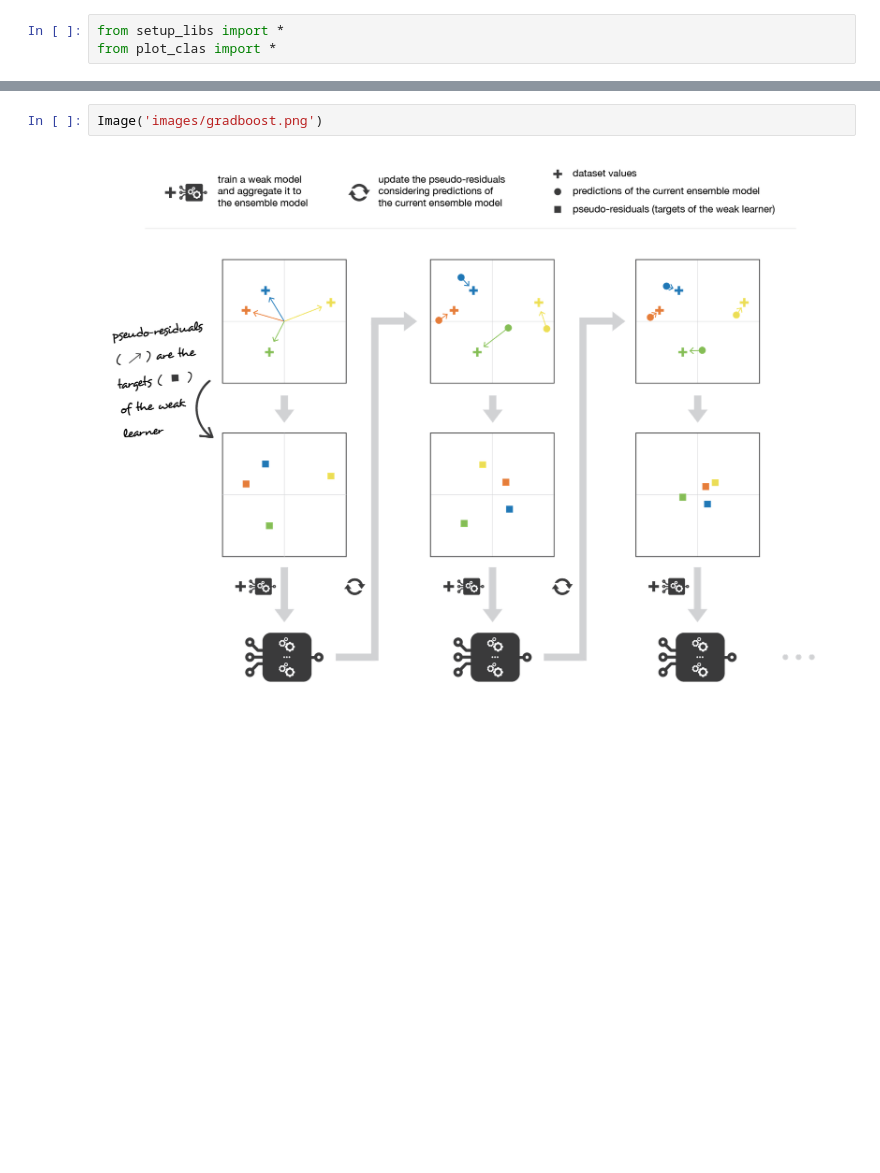
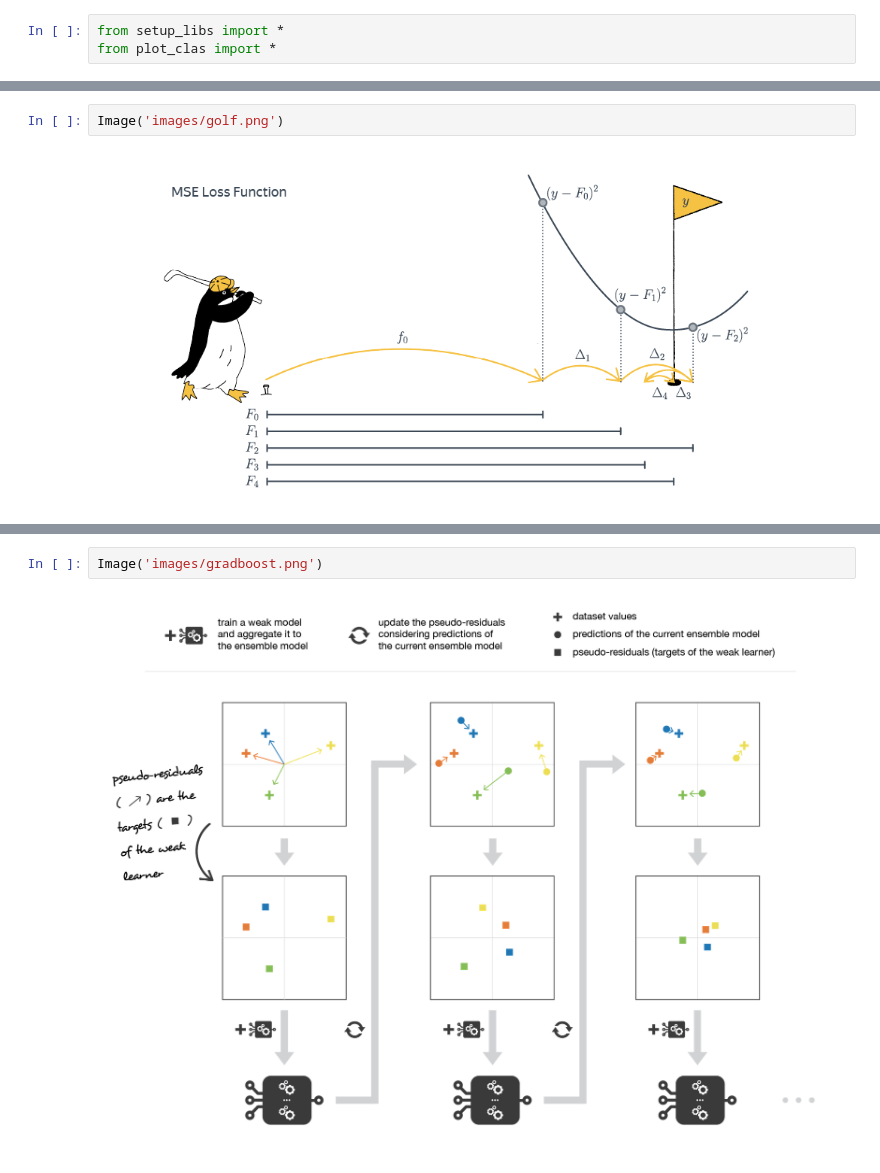
Before and after one commit to samstikhin/ml2022, a Jupyter notebook: 05-Boosting/1-GradBoost.ipynb, the cells around one changed output, grey strips where cells are left out. Drawn from its saved outputs; the diff is of its cells as text; blank space fills up the shorter version.

```diff
--- a/05-Boosting/1-GradBoost.ipynb
+++ b/05-Boosting/1-GradBoost.ipynb
@@ -3,0 +27,4 @@ from plot_clas import *
+# %%
+Image('images/golf.png')
+# %% [output]
+[figure, added]
```
Also changed, not shown: parts of 25 cells of this notebook, 5 other files.
